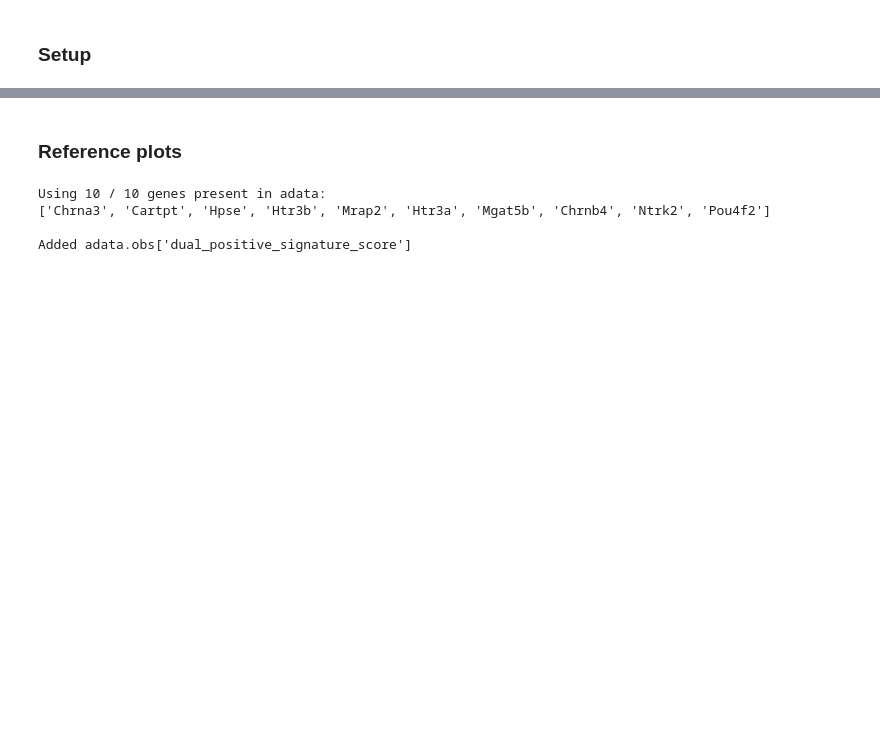
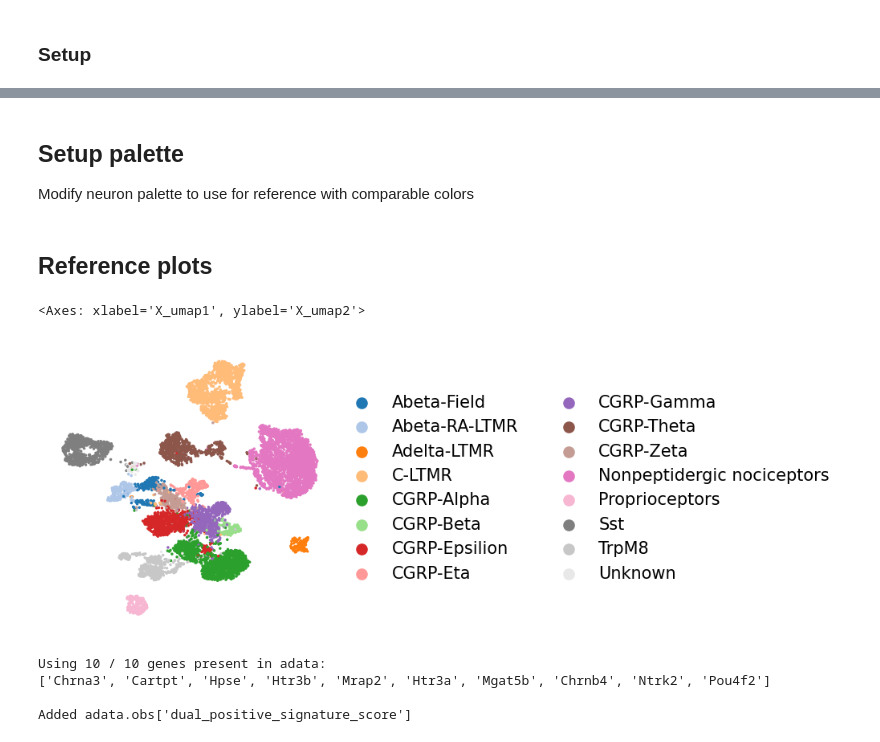
Before and after one commit to aifimmunology/spatial_drg_colon_bladder, a Jupyter notebook: notebooks/05_figures/06_reference-projection_ginty.ipynb, the cells around one changed output, grey strips where cells are left out. Saved outputs shown, nothing was run; the diff lists cells and outputs as text; code cells hidden in the pictures; blank space fills up the shorter version.

Commit message:
clean figure notebooks

```diff
--- a/notebooks/05_figures/06_reference-projection_ginty.ipynb
+++ b/notebooks/05_figures/06_reference-projection_ginty.ipynb
@@ -39,13 +39,32 @@ adata_ref_path = BASE_DIR / "data" / "scrna-seq" / "h5ad" / "04_clustered" /"GSE
 # %%
 # reference
 adata = sc.read_h5ad(adata_ref_path)
-# %%
-# palette
-import pickle
-with open(os.path.join(output_dir, 'neuron_label_palette_mapped_ginty.pkl'), 'rb') as f:
-    neuron_label_palette_mapped_ginty = pickle.load(f)
+# %% [markdown]
+## Setup palette
+Modify neuron palette to use for reference with comparable colors
+# %%
+import pickle
+
+# load neuron palette
+with open(os.path.join(output_dir, 'neuron_label_palette_mapped.pkl'), 'rb') as f:
+    neuron_label_palette_mapped = pickle.load(f)
+
+# Ginty reference has all the same cells except has just CGRP-Gamma and also has Unknown
+neuron_label_palette_mapped_ginty = neuron_label_palette_mapped.copy()
+neuron_label_palette_mapped_ginty['CGRP-Gamma'] = neuron_label_palette_mapped_ginty['CGRP-Gamma 1']
+neuron_label_palette_mapped_ginty['Unknown'] = '#E8E8E8'
+
+# save reference palette
+with open(os.path.join(output_dir, 'neuron_label_palette_mapped_ginty.pkl'), 'wb') as f:
+    pickle.dump(neuron_label_palette_mapped_ginty, f)
 # %% [markdown]
-### Reference plots
+## Reference plots
+# %%
+sc.pl.embedding(adata, basis = 'X_umap', color = 'original_annotation', title = '', palette = neuron_label_palette_mapped_ginty, frameon=False, show = False)
+plt.savefig(os.path.join(plot_out_dir, "umap_ginty_label.pdf"), format='pdf', bbox_inches='tight')
+# %% [output]
+<Axes: xlabel='X_umap1', ylabel='X_umap2'>
+[figure, added]
 # %%
  # Reset adata.X to log1p
 adata.X = adata.layers['log1p'].copy()
```
Also changed, not shown: parts of 1 cell of this notebook, 4 other files.
